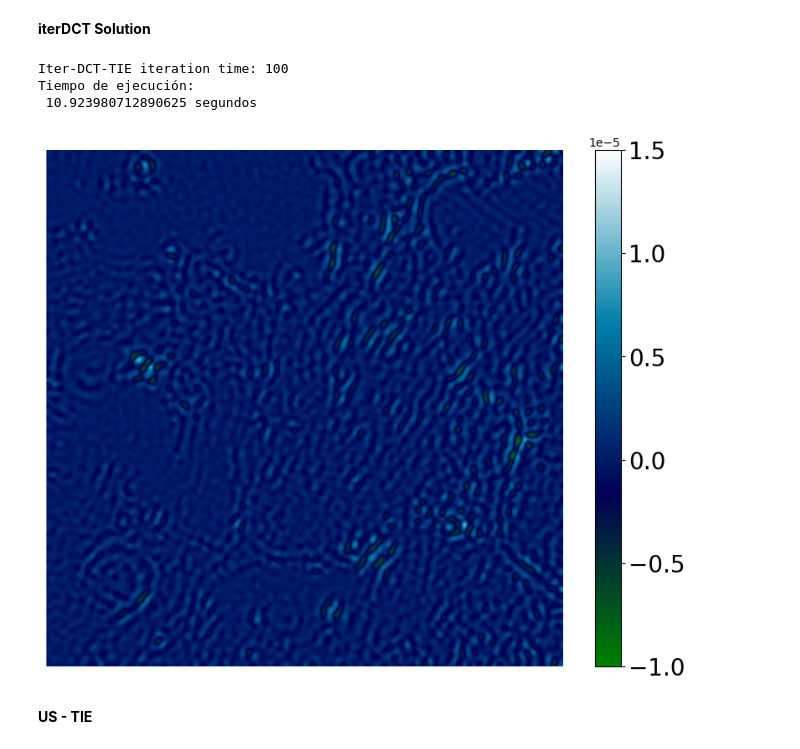
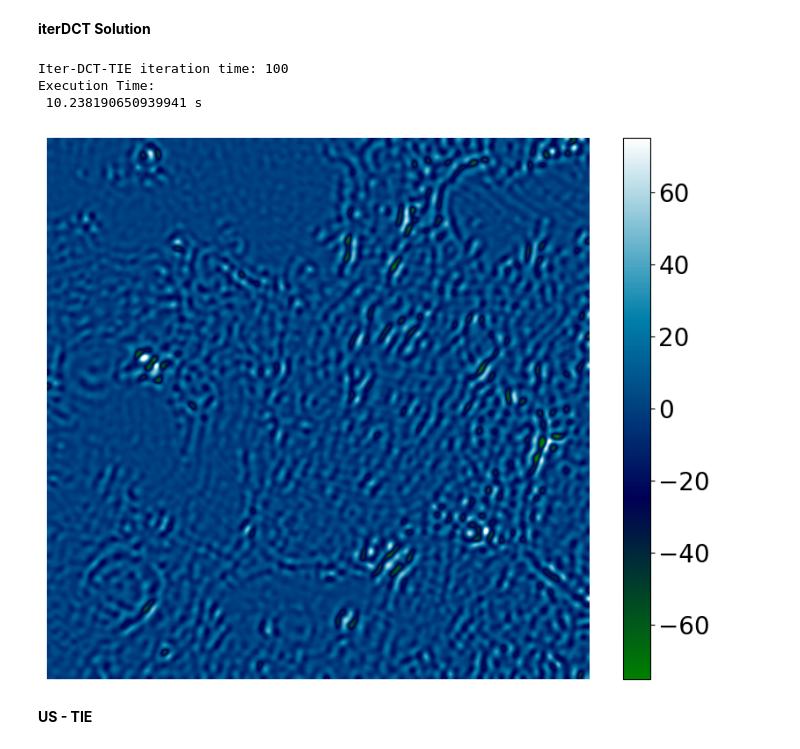
Before and after one commit to alecoso/MS-TIE, a Jupyter notebook: src/MS_TIE-Experiments.ipynb, the cells around one changed output. Drawn from its saved outputs; the diff is of its cells as text; code cells hidden in the pictures.

```diff
--- a/src/MS_TIE-Experiments.ipynb
+++ b/src/MS_TIE-Experiments.ipynb
@@ -470,7 +470,7 @@ ITER = 100
 # Parámetros
 dz = 10e-6
 pixelsize = 2e-6
-lambda_ = 550-9
+lambda_ = 550e-9
 k = 2 * cp.pi / lambda_
 r = 1e-2
 IntThr = 0.01
@@ -530,25 +534,25 @@ Tiempo de ejecución:
 **iterDCT Solution**
 # %%
 start_time = time.time()
-Phi_rec_iterdct, RMSE_iterdct, Time_iterdct = Iter_DCT_solution(1000*dIdz.copy(), dz, I0.copy(), pixelsize, k, r, ITER, 1, 'TIE')
+Phi_rec_iterdct, RMSE_iterdct, Time_iterdct = Iter_DCT_solution(dIdz.copy(), dz, I0.copy(), pixelsize, k, r, ITER, 1, 'TIE')
 
 end_time = time.time()
 execution_time_iterdct = end_time - start_time
 print(f"Execution Time: \n {execution_time_iterdct} s")
 
 plt.figure(figsize=(10, 8))
-plt.imshow(Phi_rec_iterdct.get(), cmap='ocean', vmin = -1e-5, vmax = 1.5e-5)
+plt.imshow(Phi_rec_iterdct.get(), cmap='ocean', vmin = -75, vmax = 75)
 plt.axis('off')  # Eliminar los valores de los ejes
 cbar = plt.colorbar()
 cbar.ax.tick_params(labelsize=20)  # Ajusta el tamaño de las etiquetas
 save_path = os.path.join( path_base, 'Phi_rec_iterdct.png')
 plt.savefig(save_path, bbox_inches='tight')
 plt.show()
 # %% [output]
 Iter-DCT-TIE iteration time: 100
-Tiempo de ejecución:
- 10.923980712890625 segundos
+Execution Time:
+ 10.238190650939941 s
-[figure, old version]
+[figure, new version]
 # %% [markdown]
 **US - TIE**
 # %%
```
Also changed, not shown: parts of 6 cells of this notebook.
